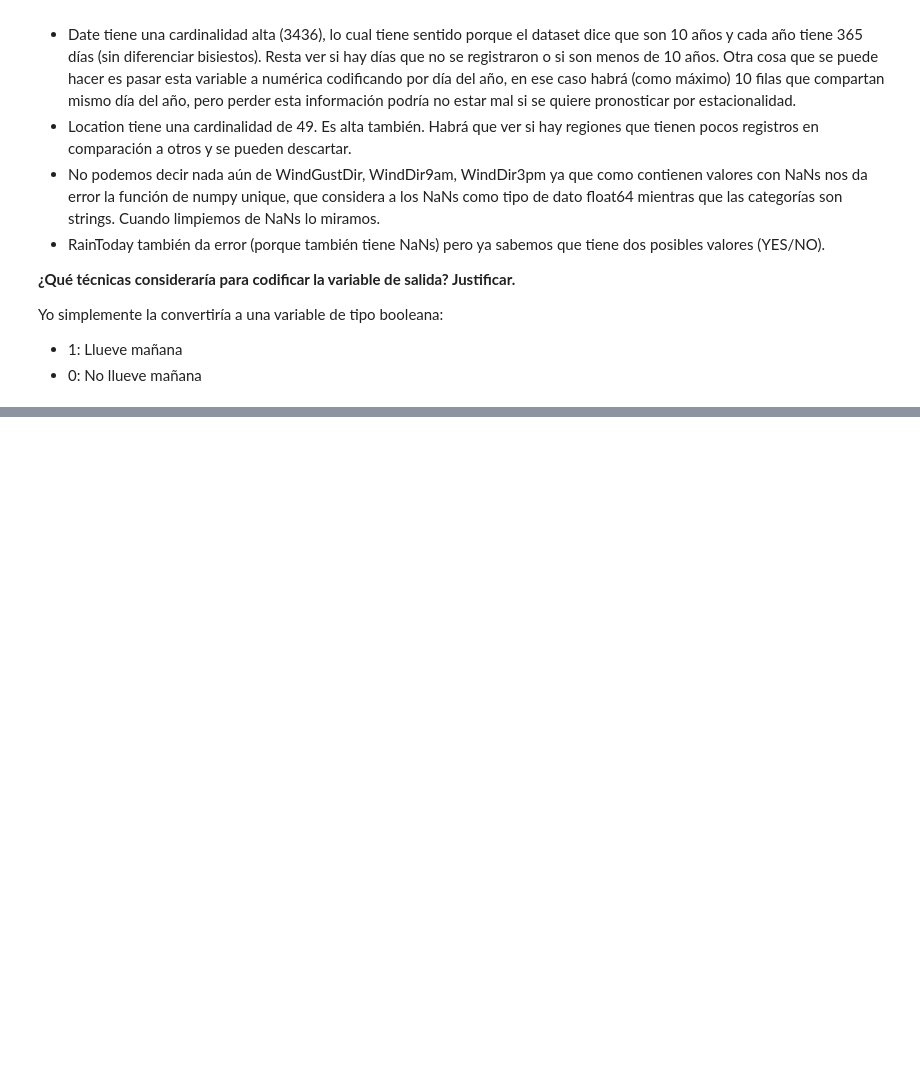
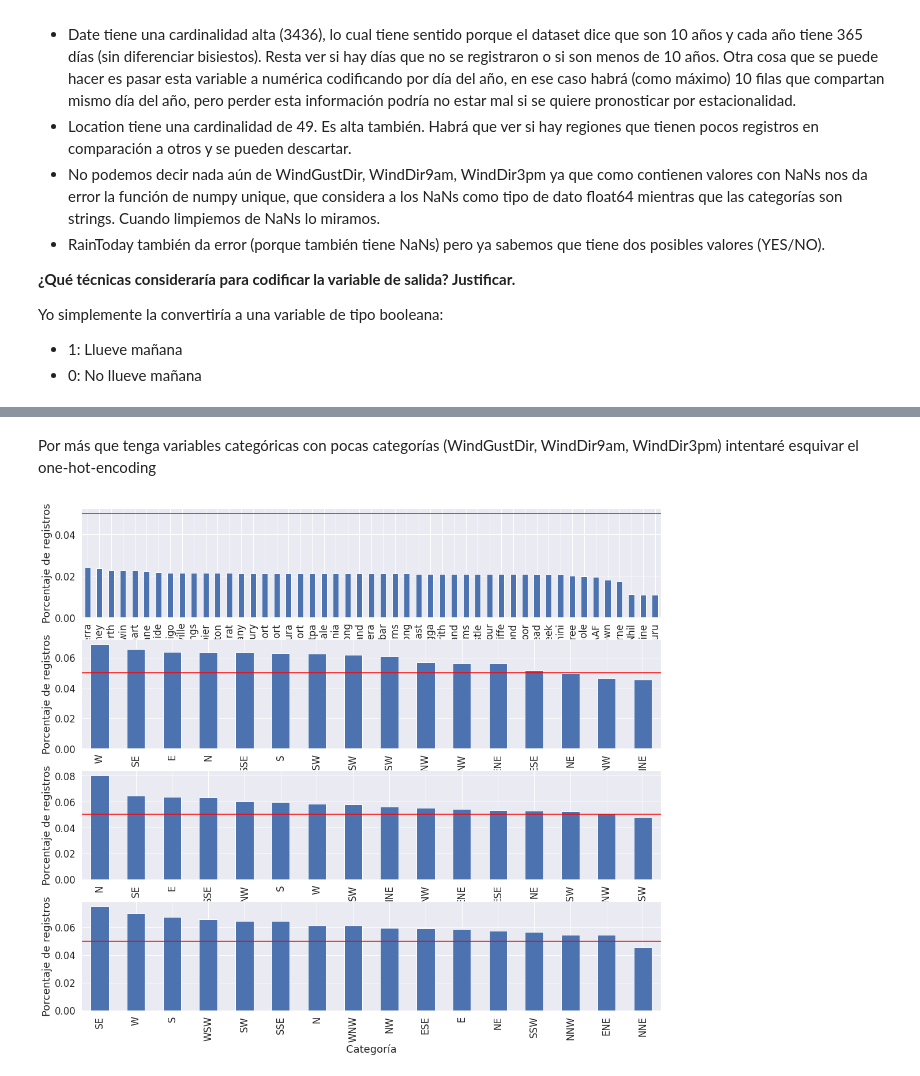
Before and after one commit to LaBruma/PosgradoAI, a Jupyter notebook: TP_Integrador_Análisis_de_datos_Brumovsky.ipynb, the cells around one changed output, grey strips where cells are left out. Cells and saved outputs as stored; diff of their text form; code cells hidden in the pictures; blank space fills up the shorter version.

```diff
--- a/TP_Integrador_Análisis_de_datos_Brumovsky.ipynb
+++ b/TP_Integrador_Análisis_de_datos_Brumovsky.ipynb
@@ -236,0 +252,11 @@ Yo simplemente la convertiría a una variable de tipo booleana:
+# %%
+# Aplicamos la conversión a toda la columna (y generamos una nueva)
+#------------------------------------------------------------------
+
+# Pasamos a datetime la columna Date con el argumento 'coerce' que devuelve un NaN si la conversión falla por alguna razón
+dataset['Date'] = pd.to_datetime(dataset['Date'], errors='coerce')
+
+# Lo aplicamos
+dataset['DayOfYear'] = dataset['Date'].dt.dayofyear
+
+dataset.head(5)
@@ -236,0 +326,5 @@ Yo simplemente la convertiría a una variable de tipo booleana:
+# %%
+# Sacamos las entradas de RainTomorrow que tienen NaNs
+#-----------------------------------------------------
+dataset = dataset[dataset['RainTomorrow'].notna()]
+dataset.isnull().sum()
@@ -236,0 +349,11 @@ Yo simplemente la convertiría a una variable de tipo booleana:
+# %%
+# La variables categóricas 'RainToday' y 'RainTomorrow' las codificaremos numéricas según:
+#
+# No: 0
+# Yes: 1
+
+# RainToday
+dataset.loc[:, 'RainToday'] = dataset.loc[:, 'RainToday'].map({'No': 0, 'Yes': 1})
+dataset.loc[:, 'RainTomorrow'] = dataset.loc[:, 'RainTomorrow'].map({'No': 0, 'Yes': 1})
+
+dataset.head(15)
@@ -236,0 +377,19 @@ Yo simplemente la convertiría a una variable de tipo booleana:
+# %% [markdown]
+Por más que tenga variables categóricas con pocas categorías (WindGustDir, WindDir9am, WindDir3pm) intentaré esquivar el one-hot-encoding
+# %%
+# Miramos en relación a las variables categóricas si hay etiquetas con muy poca frecuencia en relación a otras
+#-------------------------------------------------------------------------------------------------------------
+cat_cols = ['Location', 'WindGustDir', 'WindDir9am','WindDir3pm']
+m = len(dataset)
+
+fig,axes = plt.subplots(len(cat_cols),1,figsize=(18,len(cat_cols)*4))
+for i,col in enumerate(cat_cols):
+    temp_df = pd.Series(dataset[col].value_counts() / m)
+    temp_df.sort_values(ascending=False).plot.bar(ax=axes[i])
+    axes[i].set_xlabel(col)
+    axes[i].axhline(y=0.05, color='red') # 5%
+    axes[i].set_ylabel('Porcentaje de registros')
+    axes[i].set_xlabel('Categoría')
+plt.show()
+# %% [output]
+[figure, added]
```
Also changed, not shown: parts of 27 cells of this notebook.
